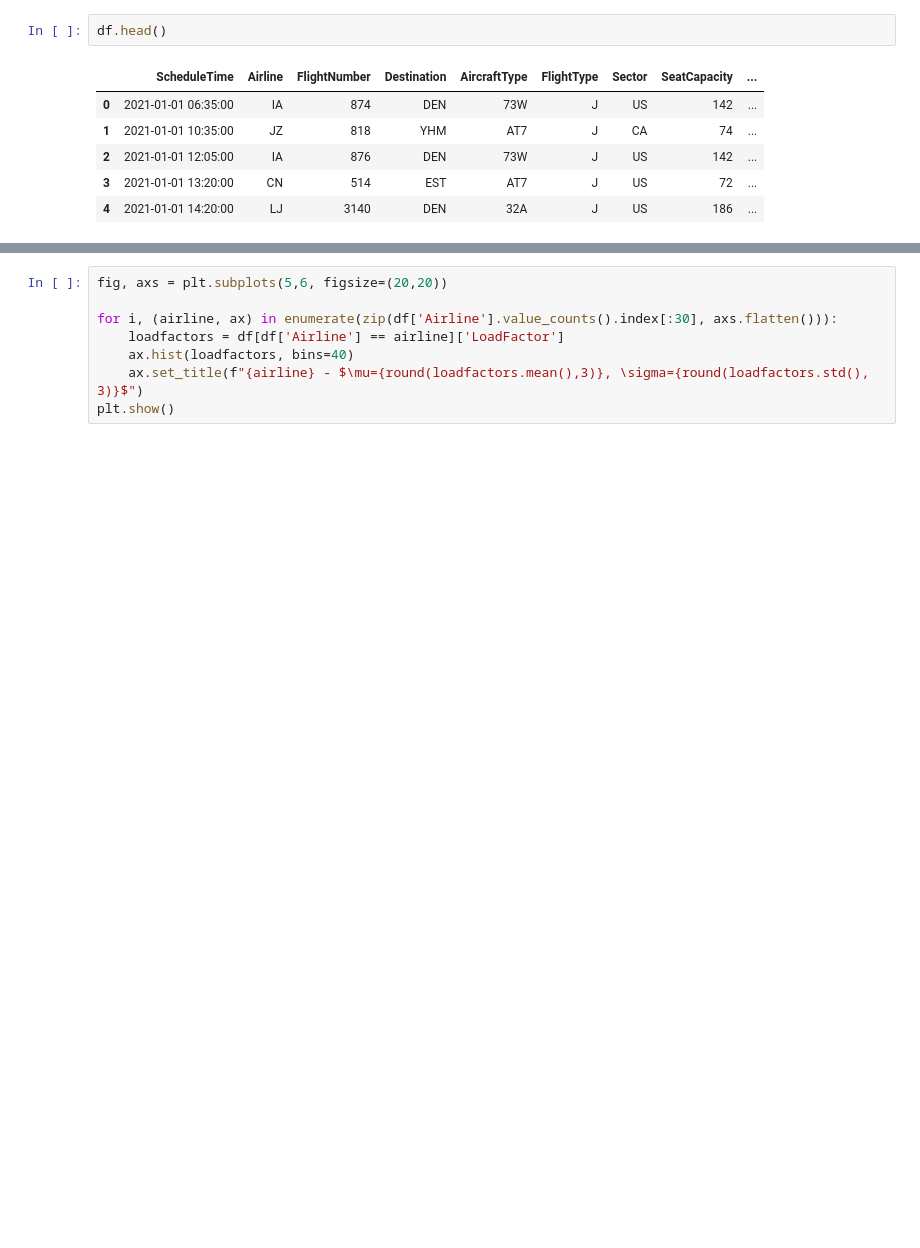
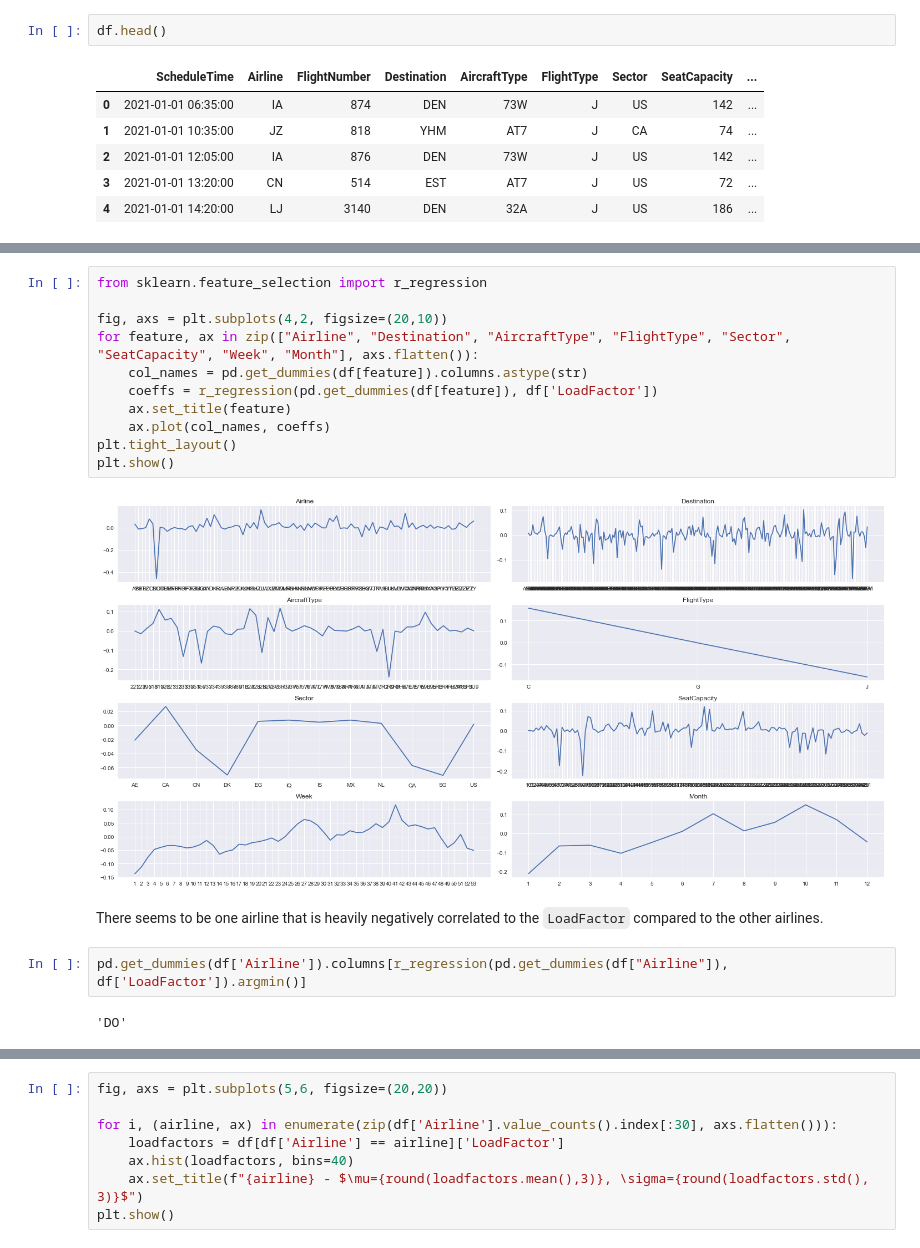
Before and after one commit to rasgaard/02582-Case1, a Jupyter notebook: EDA.ipynb, the cells around one changed output, grey strips where cells are left out. Drawn from its saved outputs; the diff is of its cells as text; blank space fills up the shorter version.

```diff
--- a/EDA.ipynb
+++ b/EDA.ipynb
@@ -43,0 +40,19 @@ Perhaps not all Airlines are equally good at keeping a high load factor. Let's c
+# %%
+from sklearn.feature_selection import r_regression
+
+fig, axs = plt.subplots(4,2, figsize=(20,10))
+for feature, ax in zip(["Airline", "Destination", "AircraftType", "FlightType", "Sector", "SeatCapacity", "Week", "Month"], axs.flatten()):
+    col_names = pd.get_dummies(df[feature]).columns.astype(str)
+    coeffs = r_regression(pd.get_dummies(df[feature]), df['LoadFactor'])
+    ax.set_title(feature)
+    ax.plot(col_names, coeffs)
+plt.tight_layout()
+plt.show()
+# %% [output]
+[figure, added]
+# %% [markdown]
+There seems to be one airline that is heavily negatively correlated to the `LoadFactor` compared to the other airlines.
+# %%
+pd.get_dummies(df['Airline']).columns[r_regression(pd.get_dummies(df["Airline"]), df['LoadFactor']).argmin()]
+# %% [output]
+'DO'
```
Also changed, not shown: parts of 12 cells of this notebook, 1 other file.
